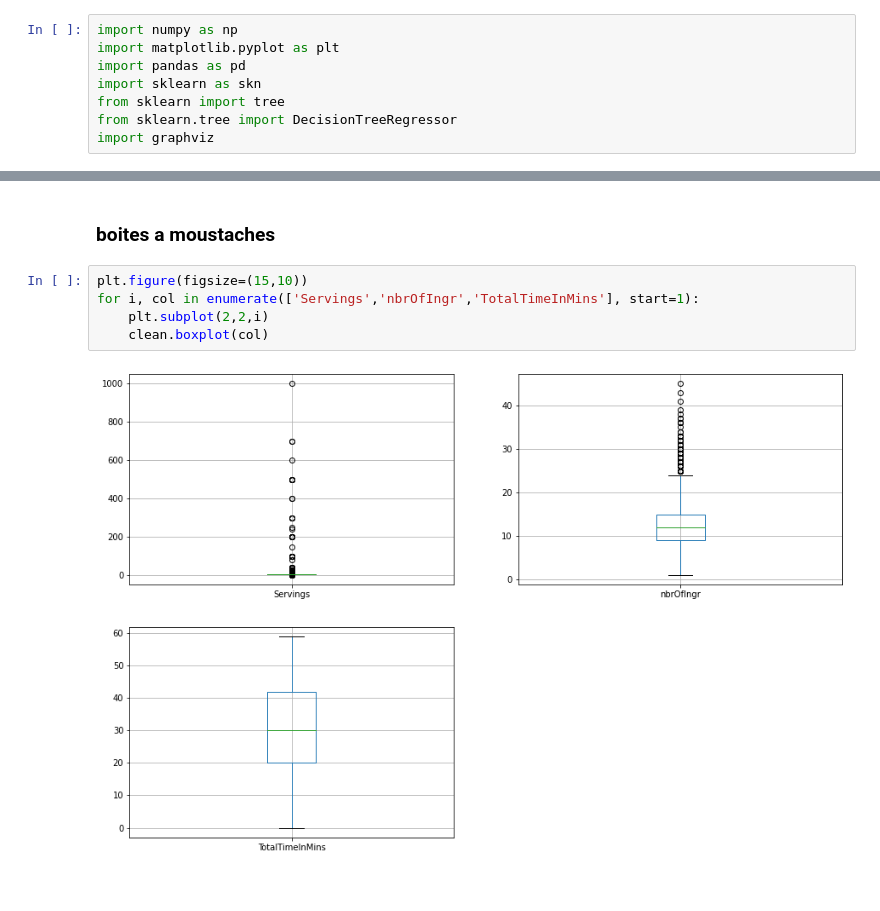
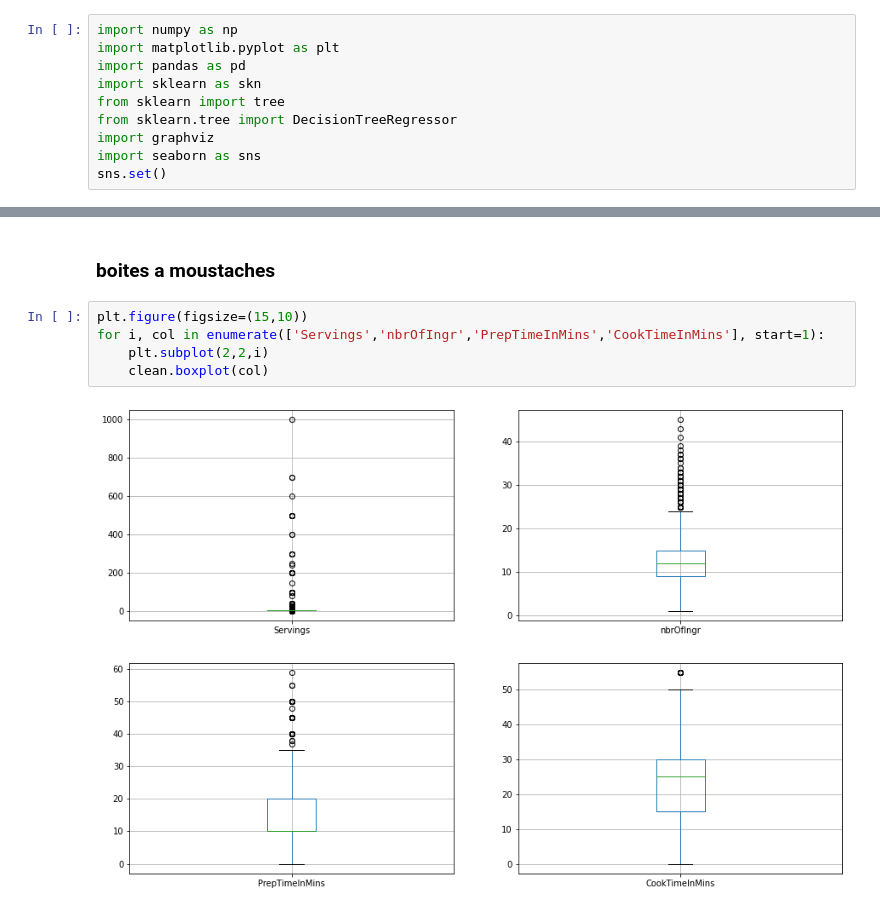
Before and after one commit to ArmandBroutinDev/python, a Jupyter notebook: projet.ipynb, the cells around one changed output, grey strips where cells are left out. Cells and saved outputs as stored; diff of their text form.

```diff
--- a/projet.ipynb
+++ b/projet.ipynb
@@ -18,6 +20,8 @@ import sklearn as skn
 from sklearn import tree
 from sklearn.tree import DecisionTreeRegressor
 import graphviz
+import seaborn as sns
+sns.set()
 # %%
 recipes = pd.read_csv("recipes/IndianFoodDatasetCSV.csv",index_col=0)
 # %%
@@ -341,8 +345,8 @@ dtype: object
 ### boites a moustaches
 # %%
 plt.figure(figsize=(15,10))
-for i, col in enumerate(['Servings','nbrOfIngr','TotalTimeInMins'], start=1):
+for i, col in enumerate(['Servings','nbrOfIngr','PrepTimeInMins','CookTimeInMins'], start=1):
     plt.subplot(2,2,i)
     clean.boxplot(col)
 # %% [output]
-[figure, old version]
+[figure, new version]
```
Also changed, not shown: parts of 31 cells of this notebook.
